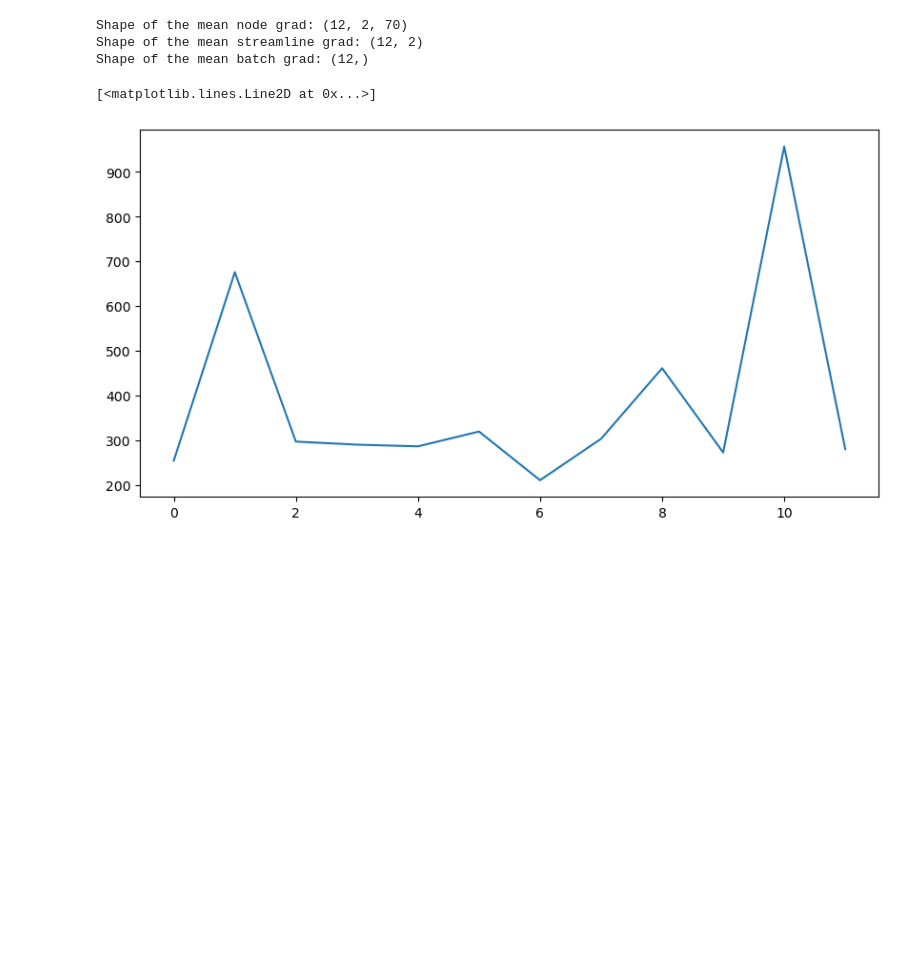
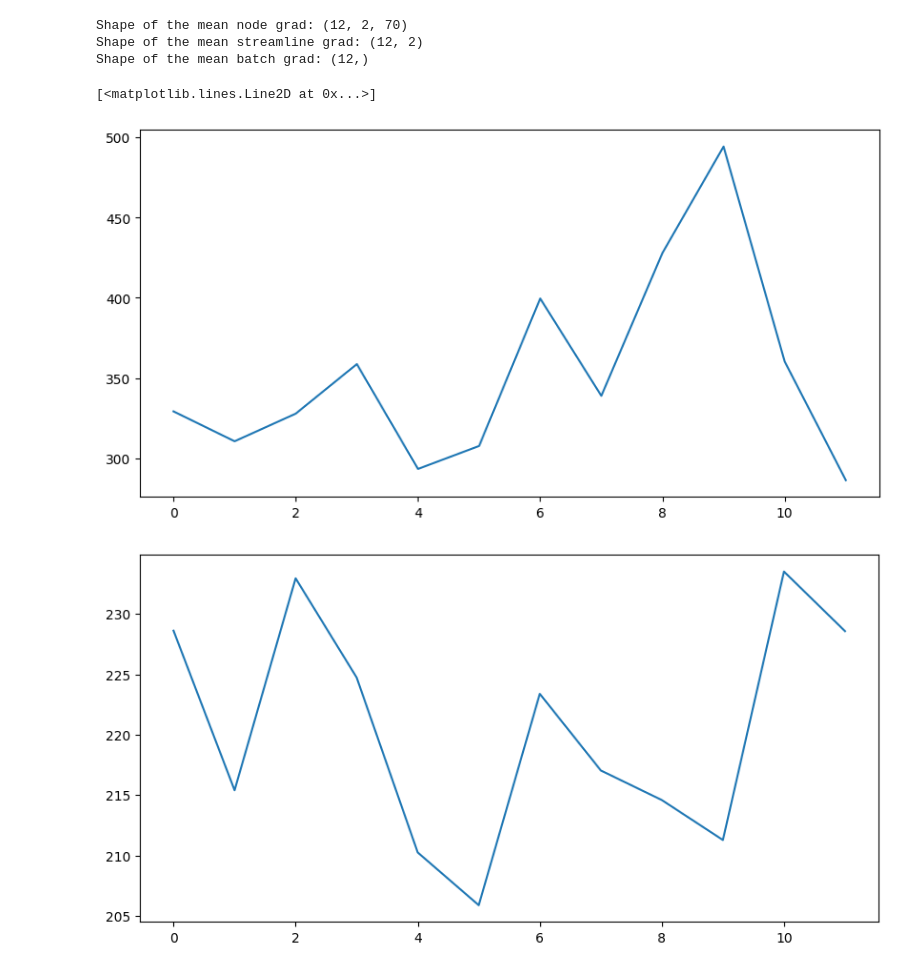
Before and after one commit to Hana-Ali/Deep-Learning-For-SC, a Jupyter notebook: Marmoset_Residual_Training/data_preprocessing/create_loss_curves.ipynb, the cells around one changed output. Cells and saved outputs as stored; diff of their text form; code cells hidden in the pictures; blank space fills up the shorter version.

```diff
--- a/Marmoset_Residual_Training/data_preprocessing/create_loss_curves.ipynb
+++ b/Marmoset_Residual_Training/data_preprocessing/create_loss_curves.ipynb
@@ -5,7 +5,12 @@ from py_helpers import *
 import matplotlib.pyplot as plt
 
 # Define the path to the data
-resnet_coordinate_regression = "/media/hsa22/Expansion/deeplearning_test/regression_coords/streamline_predictions/resnet_regression_coords/ResnetEncoder_Streamlines"
+labs = False
+
+if labs:
+    resnet_coordinate_regression = "/media/hsa22/Expansion/deeplearning_test/regression_coords/streamline_predictions/resnet_regression_coords/ResnetEncoder_Streamlines"
+else:
+    resnet_coordinate_regression = "/mnt/d/deeplearning_test/regression_coords/streamline_predictions/resnet_regression_coords/ResnetEncoder_Streamlines"
 # %%
 # Grab all the npy files
 coord_regression_npy_files = glob_files(resnet_coordinate_regression, "npy")
@@ -111,9 +116,13 @@ Shape of the mean streamline grad: (12, 2)
 Shape of the mean batch grad: (12,)
 # %%
 # Plot the loss curves for the training and validation sets
+plt.figure(figsize=(10, 5))
+plt.plot(coord_regression_loss_train_mean_batch)
 
+# Plot the grad curves for the training and validation sets
 plt.figure(figsize=(10, 5))
-plt.plot(coord_regression_loss_train_mean_nodes[:, 0, 5])
+plt.plot(coord_regression_grad_train_mean_batch)
 # %% [output]
 [<matplotlib.lines.Line2D at 0x...>]
-[figure, old version]
+[figure, new version]
+[figure, added]
```
Also changed, not shown: 1 other file.
